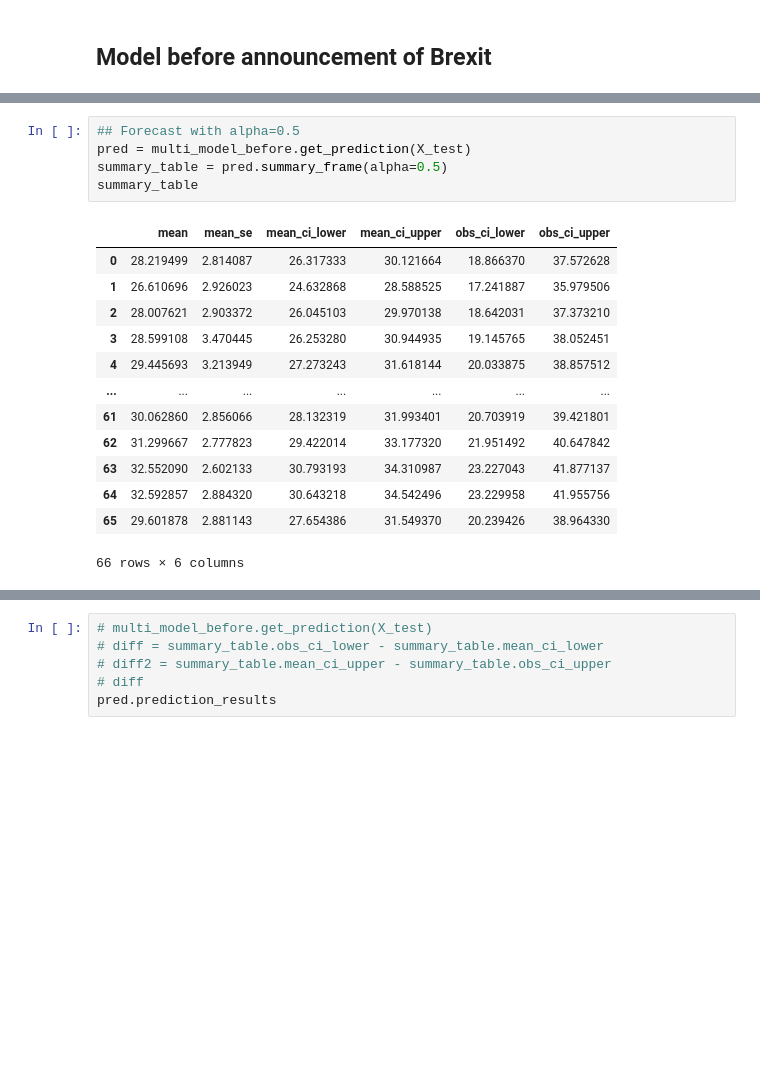
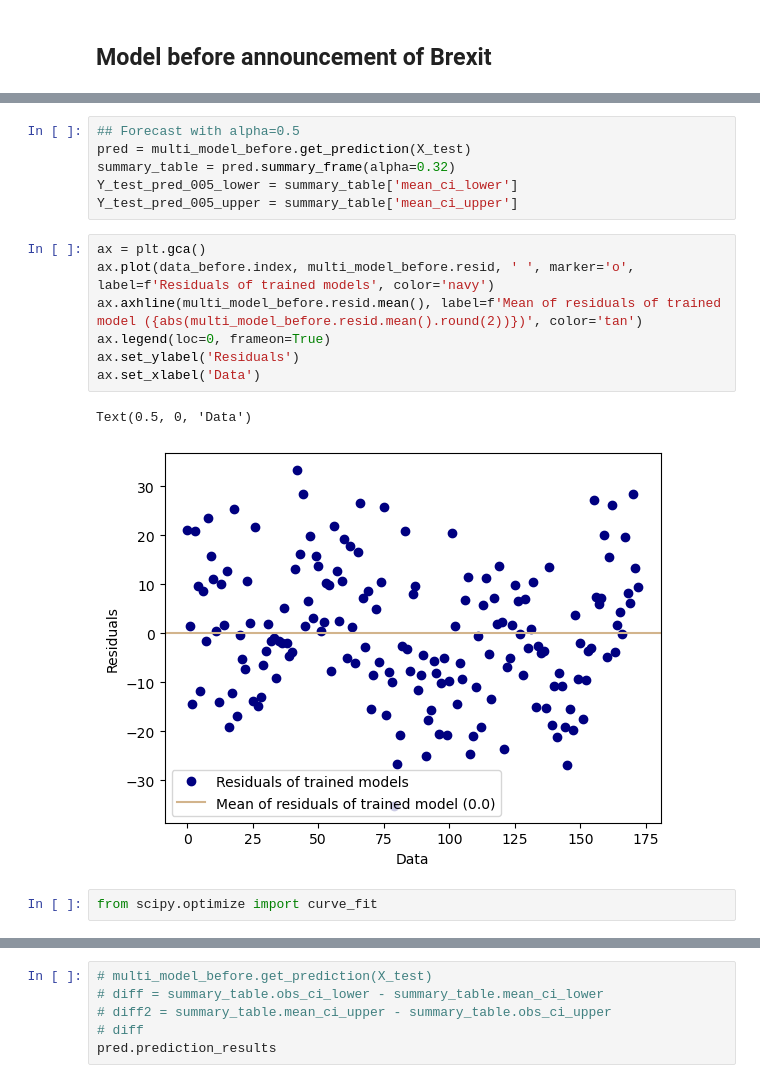
Before and after one commit to victoriawong1123/data_science_project, a Jupyter notebook: notebooks/quarterly_model.ipynb, the cells around one changed output, grey strips where cells are left out. Cells and saved outputs as stored; diff of their text form; blank space fills up the shorter version.

```diff
--- a/notebooks/quarterly_model.ipynb
+++ b/notebooks/quarterly_model.ipynb
@@ -310,19 +369,18 @@ strong multicollinearity or other numerical problems.
 # %%
 ## Forecast with alpha=0.5
 pred = multi_model_before.get_prediction(X_test)
-summary_table = pred.summary_frame(alpha=0.5)
-summary_table
+summary_table = pred.summary_frame(alpha=0.32)
+Y_test_pred_005_lower = summary_table['mean_ci_lower']
+Y_test_pred_005_upper = summary_table['mean_ci_upper']
-# %% [output]
-|  | mean | mean_se | mean_ci_lower | mean_ci_upper | obs_ci_lower | obs_ci_upper |
-| 0 | 28.219499 | 2.814087 | 26.317333 | 30.121664 | 18.866370 | 37.572628 |
-| 1 | 26.610696 | 2.926023 | 24.632868 | 28.588525 | 17.241887 | 35.979506 |
-| 2 | 28.007621 | 2.903372 | 26.045103 | 29.970138 | 18.642031 | 37.373210 |
-| 3 | 28.599108 | 3.470445 | 26.253280 | 30.944935 | 19.145765 | 38.052451 |
-| 4 | 29.445693 | 3.213949 | 27.273243 | 31.618144 | 20.033875 | 38.857512 |
-| ... | ... | ... | ... | ... | ... | ... |
-| 61 | 30.062860 | 2.856066 | 28.132319 | 31.993401 | 20.703919 | 39.421801 |
-| 62 | 31.299667 | 2.777823 | 29.422014 | 33.177320 | 21.951492 | 40.647842 |
-| 63 | 32.552090 | 2.602133 | 30.793193 | 34.310987 | 23.227043 | 41.877137 |
-| 64 | 32.592857 | 2.884320 | 30.643218 | 34.542496 | 23.229958 | 41.955756 |
-| 65 | 29.601878 | 2.881143 | 27.654386 | 31.549370 | 20.239426 | 38.964330 |
-66 rows × 6 columns
+# %%
+ax = plt.gca()
+ax.plot(data_before.index, multi_model_before.resid, ' ', marker='o', label=f'Residuals of trained models', color='navy')
+ax.axhline(multi_model_before.resid.mean(), label=f'Mean of residuals of trained model ({abs(multi_model_before.resid.mean().round(2))})', color='tan')
+ax.legend(loc=0, frameon=True)
+ax.set_ylabel('Residuals')
+ax.set_xlabel('Data')
+# %% [output]
+Text(0.5, 0, 'Data')
+[figure, added]
+# %%
+from scipy.optimize import curve_fit
```
Also changed, not shown: parts of 31 cells of this notebook.
